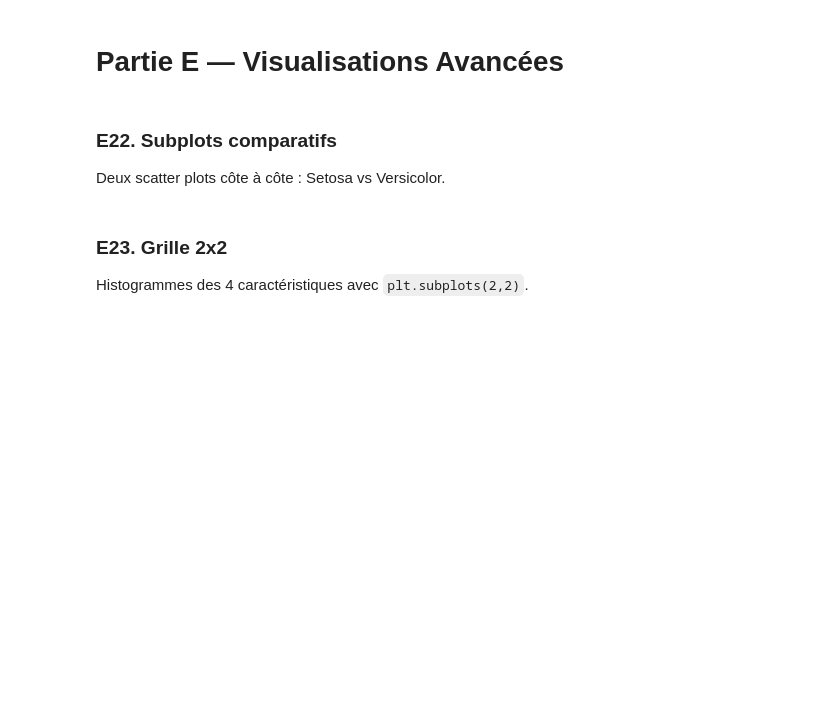
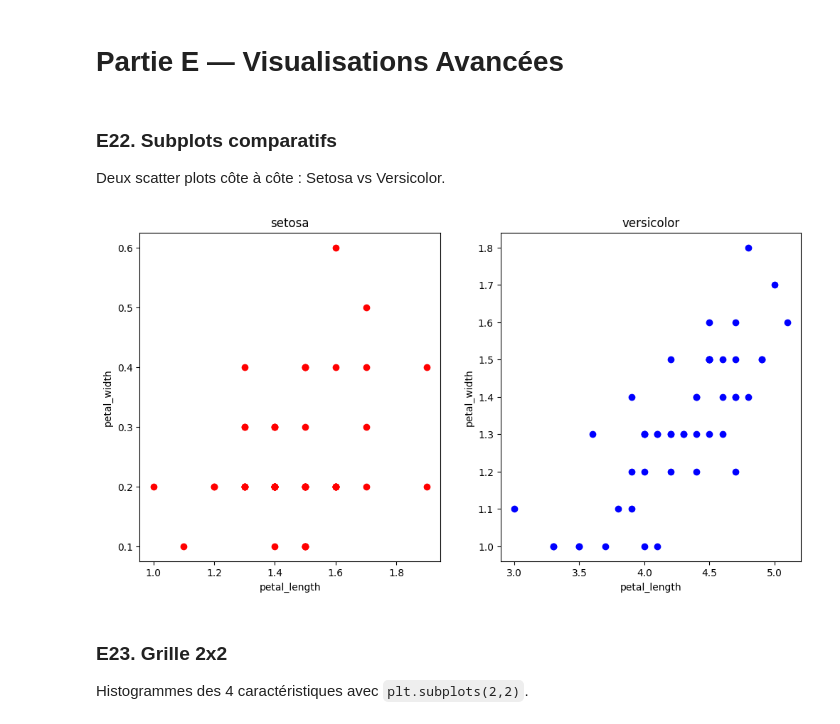
Before and after one commit to USMS-FPK-IA-GI-2025/controle-01-numpy-and-matplotlib-iris-choua1b, a Jupyter notebook: notebooks/controle_numpy_matplotlib.ipynb, the cells around one changed output. Cells and saved outputs as stored; diff of their text form; code cells hidden in the pictures; blank space fills up the shorter version.

```diff
--- a/notebooks/controle_numpy_matplotlib.ipynb
+++ b/notebooks/controle_numpy_matplotlib.ipynb
@@ -340,3 +338,21 @@ Deux scatter plots côte à côte : Setosa vs Versicolor.
+# %%
+# Votre code ici
+plt.figure(figsize=(12, 6))
+plt.subplot(1, 2, 1)
+plt.scatter(features[:50, 2], features[:50, 3], label='setosa', color='red')
+plt.title('setosa')
+plt.xlabel('petal_length')
+plt.ylabel('petal_width')
+
+plt.subplot(1, 2, 2)
+plt.scatter(features[50:100, 2], features[50:100, 3], label='versicolor', color='blue')
+plt.title('versicolor')
+plt.xlabel('petal_length')
+plt.ylabel('petal_width')
+
+plt.show()
+# %% [output]
+[figure, added]
 # %% [markdown]
 ### E23. Grille 2x2
 Histogrammes des 4 caractéristiques avec `plt.subplots(2,2)`.
```
Also changed, not shown: parts of 16 cells of this notebook.
